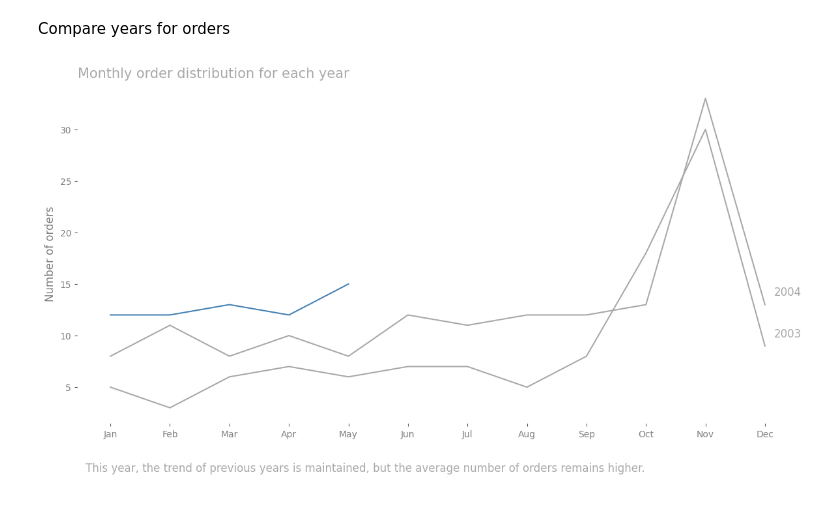
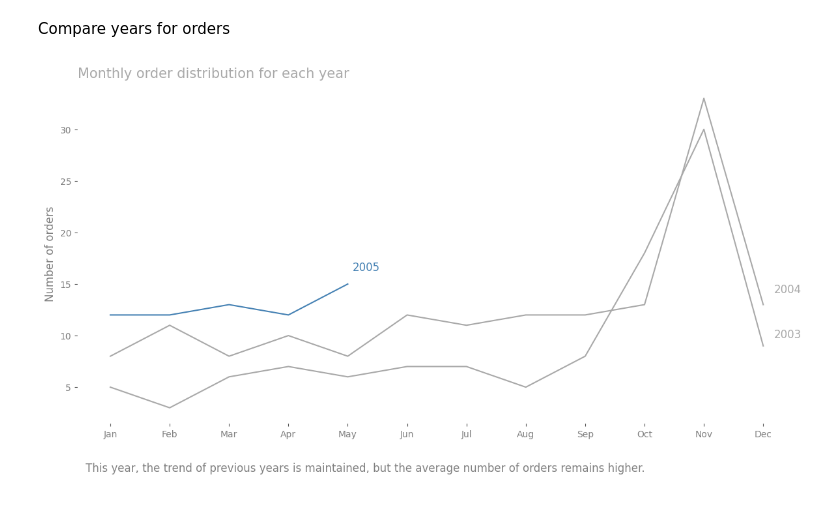
Before and after one commit to OgrodowskiJedrzej/Sales-Analysis, a Jupyter notebook: main.ipynb, the cells around one changed output. Saved outputs shown, nothing was run; the diff lists cells and outputs as text; code cells hidden in the pictures.

```diff
--- a/main.ipynb
+++ b/main.ipynb
@@ -261,37 +270,43 @@ Compare years for orders
 # %%
 ordersInTime['date'] = pd.to_datetime(ordersInTime['date'], format='%Y-%m')   # Reformat date
 # Divide date column into year and month columns
 ordersInTime['year'] = ordersInTime['date'].dt.year
 ordersInTime['month'] = ordersInTime['date'].dt.month
 ordersInTimeByYears = ordersInTime.pivot(index='month', columns='year', values='orderCount')
 
 # Visualization of monthly order distribution for each year
+colorMap = {2003: 'darkgrey', 2004: 'darkgrey', 2005: 'steelblue'}
 plt.figure(figsize=(12, 6))
-color_map = {2003: 'darkgrey', 2004: 'darkgrey', 2005: 'steelblue'}
 for year in ordersInTimeByYears.columns:
+    # Delete NaN values
+    validData = ordersInTimeByYears[year].dropna()
     # Default color if year is not in color_map
-    color = color_map.get(year, 'black')
-    line, = plt.plot(ordersInTimeByYears.index,
-                     ordersInTimeByYears[year], label=year, color=color)
+    color = colorMap.get(year, 'black')
+    # Handle each year annotation
+    line, = plt.plot(ordersInTimeByYears.index,ordersInTimeByYears[year], label=year, color=color)
 
-    # Annotate the last point of each line
-    last_point = (
-        ordersInTimeByYears.index[-1], ordersInTimeByYears[year].iloc[-1])
-    plt.annotate(year, xy=last_point, xytext=(10, 10), textcoords='offset points',
-                 fontsize=12, color=color)
-plt.title('Monthly order distribution for each year',
-          loc='left', fontsize=15, color='darkgrey')
-plt.ylabel('Number of orders', color='grey')
+    if not validData.empty:
+        last_month = validData.index[-1]
+        last_value = validData.iloc[-1]
+        last_point = (last_month, last_value)
+
+    plt.annotate(year, xy=last_point, textcoords='offset points', fontsize=12, color=color)
+
+plt.title('Monthly order distribution for each year', loc='left', fontsize=15, color='darkgrey')
 plt.xticks(ticks=range(1, 13), labels=[
            'Jan', 'Feb', 'Mar', 'Apr', 'May', 'Jun', 'Jul', 'Aug', 'Sep', 'Oct', 'Nov', 'Dec'], color='gray')
+plt.xlabel(None)
+plt.ylabel('Number of orders', color='grey')
 plt.yticks(color='gray')
 
+# Add description
 description = """
 This year, the trend of previous years is maintained, but the average number of orders remains higher.
 """
 plt.figtext(0.065, -0.05, description, ha='left', va='center',
-            fontsize=12, color='darkgrey')
+            fontsize=12, color='grey')
 
 plt.tight_layout()
+plt.show()
 # %% [output]
-[figure, old version]
+[figure, new version]
```
Also changed, not shown: parts of 5 cells of this notebook.
